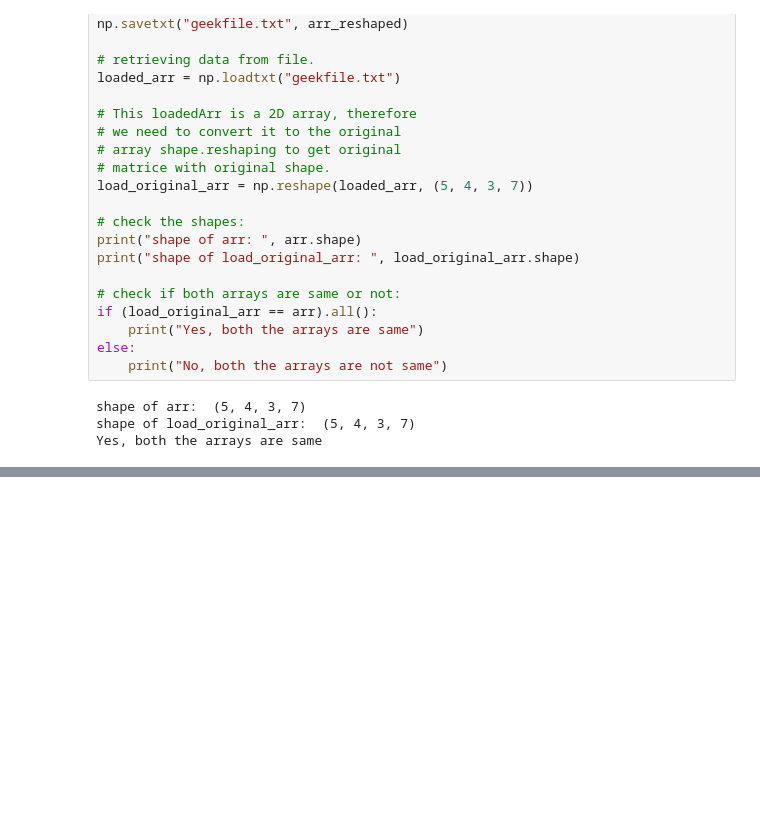
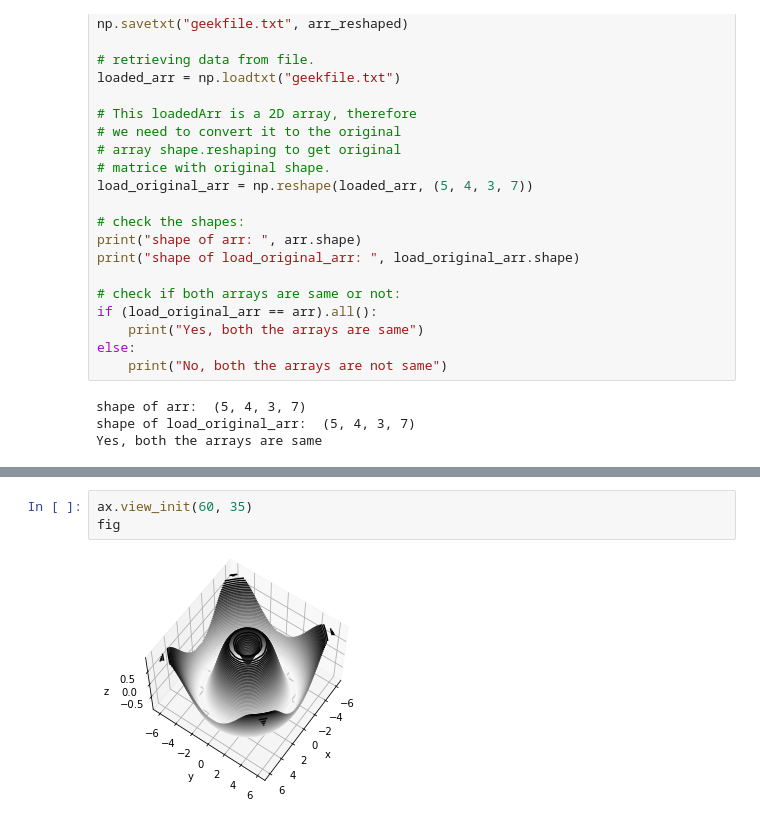
Before and after one commit to T2ooomasz/Algorytmy-Metaheurystyczne, a Jupyter notebook: TabuSearch/tabu_search.ipynb, the cells around one changed output, grey strips where cells are left out. Cells and saved outputs as stored; diff of their text form; blank space fills up the shorter version.

```diff
--- a/TabuSearch/tabu_search.ipynb
+++ b/TabuSearch/tabu_search.ipynb
@@ -168,0 +305,5 @@ Yes, both the arrays are same
+# %%
+ax.view_init(60, 35)
+fig
+# %% [output]
+[figure, added]
```
Also changed, not shown: parts of 16 cells of this notebook, 7 other files.
